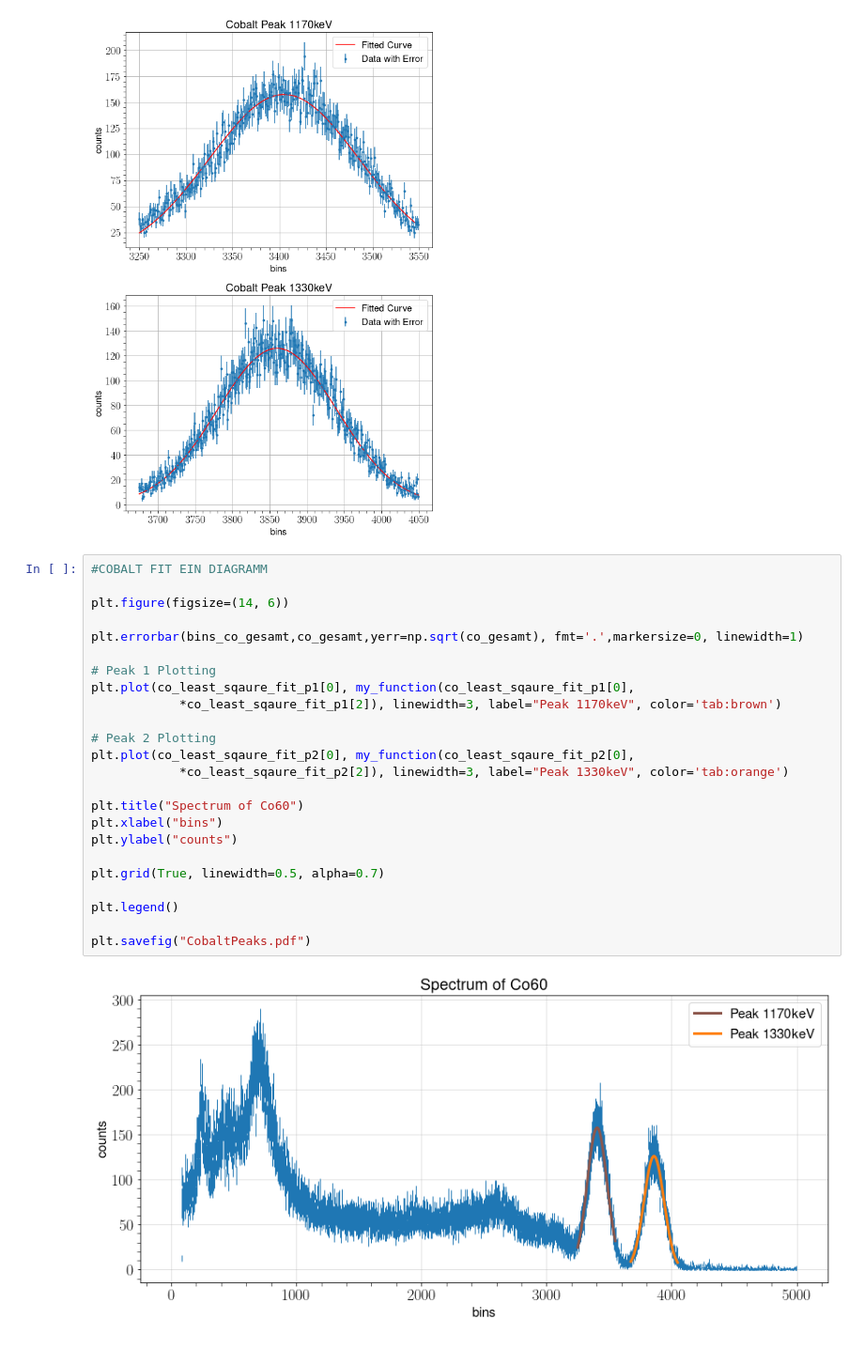
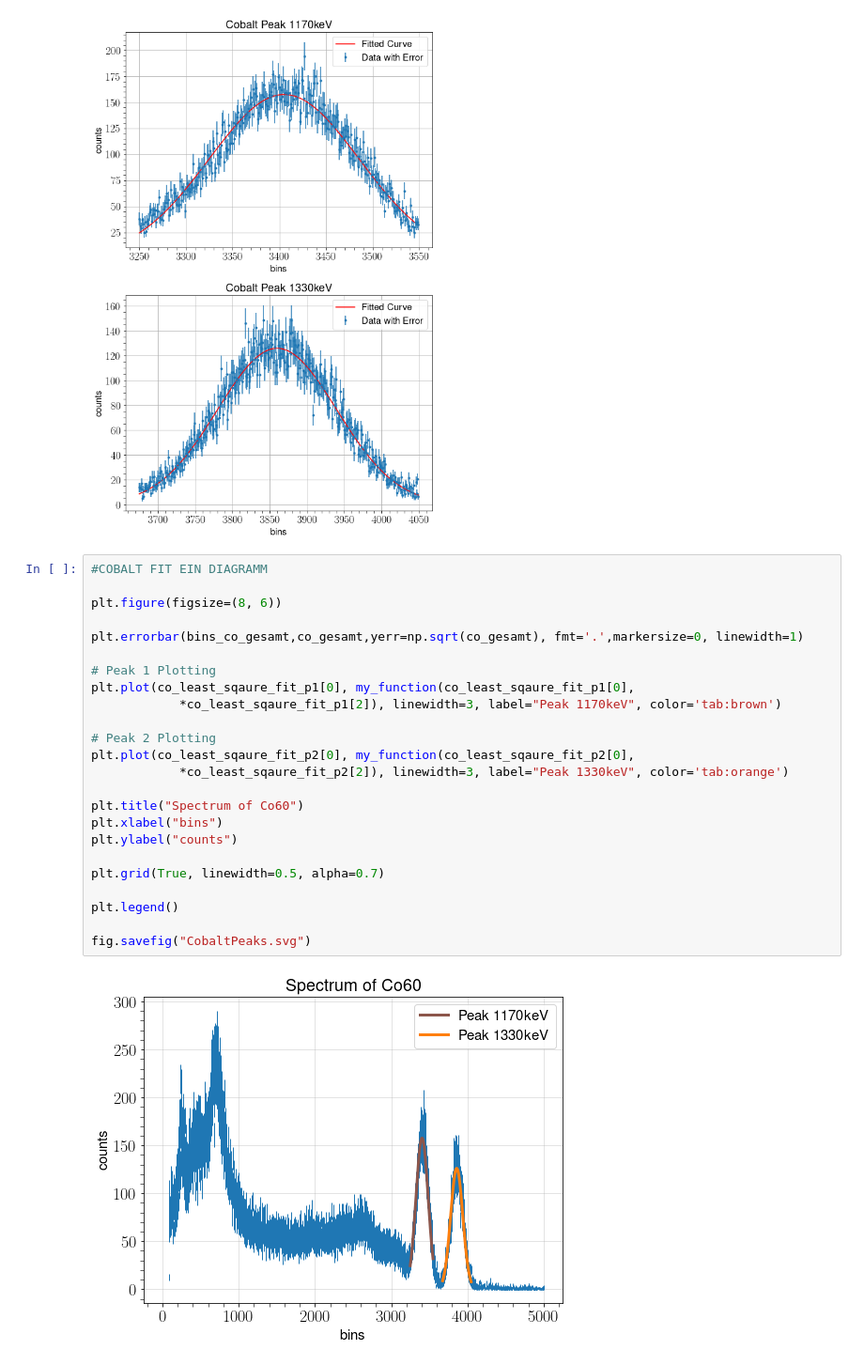
Before and after one commit to MayerPablo/FP, a Jupyter notebook: Szintillator.ipynb, the cells around one changed output. Shown at 94% size. Saved outputs shown, nothing was run; the diff lists cells and outputs as text.

```diff
--- a/Szintillator.ipynb
+++ b/Szintillator.ipynb
@@ -735,29 +716,29 @@ Minimized Chi-squared: 1.0614606722807454
 # %%
 #COBALT FIT EIN DIAGRAMM
 
-plt.figure(figsize=(14, 6))
+plt.figure(figsize=(8, 6))
 
 plt.errorbar(bins_co_gesamt,co_gesamt,yerr=np.sqrt(co_gesamt), fmt='.',markersize=0, linewidth=1)
 
 # Peak 1 Plotting
 plt.plot(co_least_sqaure_fit_p1[0], my_function(co_least_sqaure_fit_p1[0],
             *co_least_sqaure_fit_p1[2]), linewidth=3, label="Peak 1170keV", color='tab:brown')
 
 # Peak 2 Plotting
 plt.plot(co_least_sqaure_fit_p2[0], my_function(co_least_sqaure_fit_p2[0],
             *co_least_sqaure_fit_p2[2]), linewidth=3, label="Peak 1330keV", color='tab:orange')
 
 plt.title("Spectrum of Co60")
 plt.xlabel("bins")
 plt.ylabel("counts")
 
 plt.grid(True, linewidth=0.5, alpha=0.7)
 
 plt.legend()
 
-plt.savefig("CobaltPeaks.pdf")
+fig.savefig("CobaltPeaks.svg")
 # %% [output]
-[figure, old version]
+[figure, new version]
 # %%
 #EUROPIUM FIT
 
```
Also changed, not shown: parts of 14 cells of this notebook.
